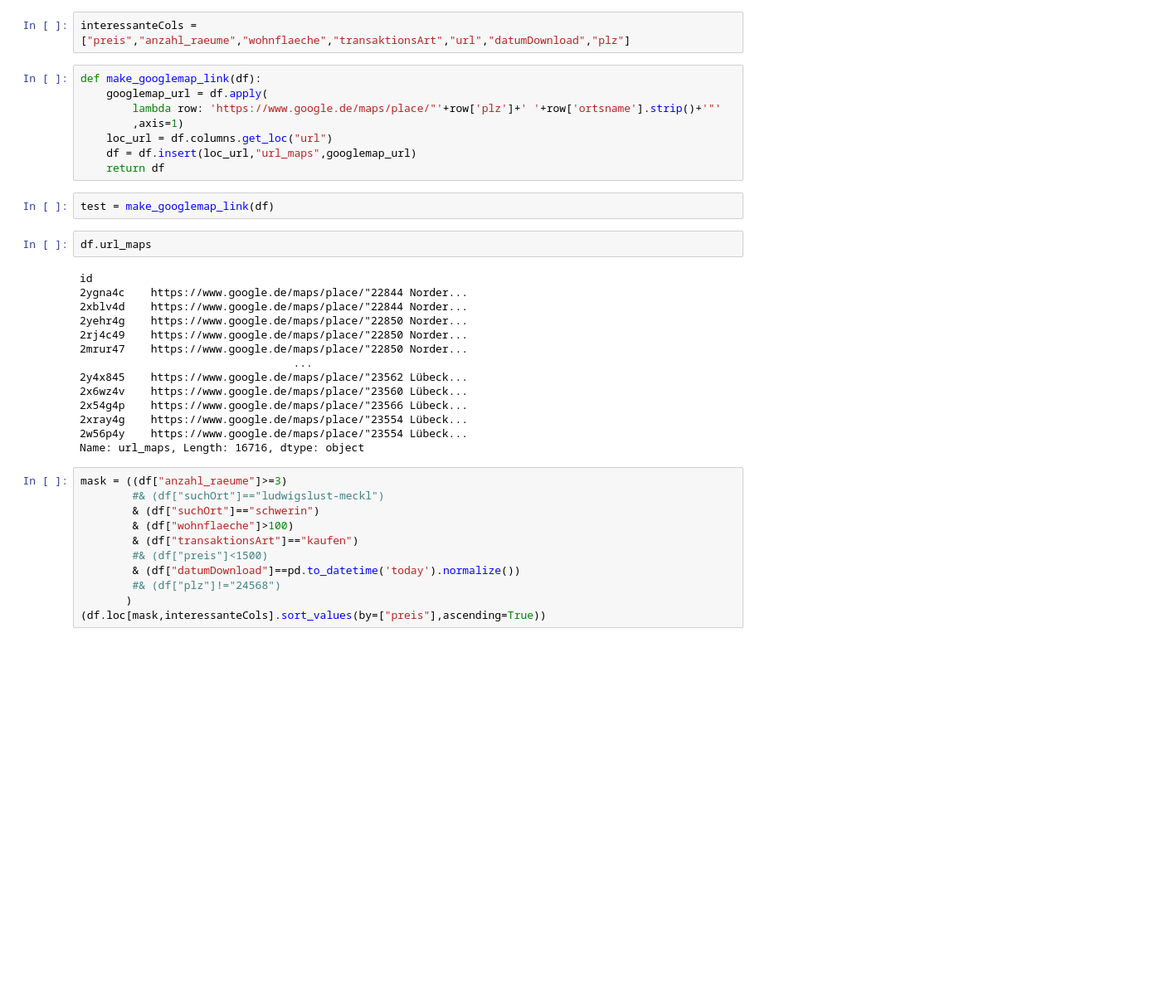
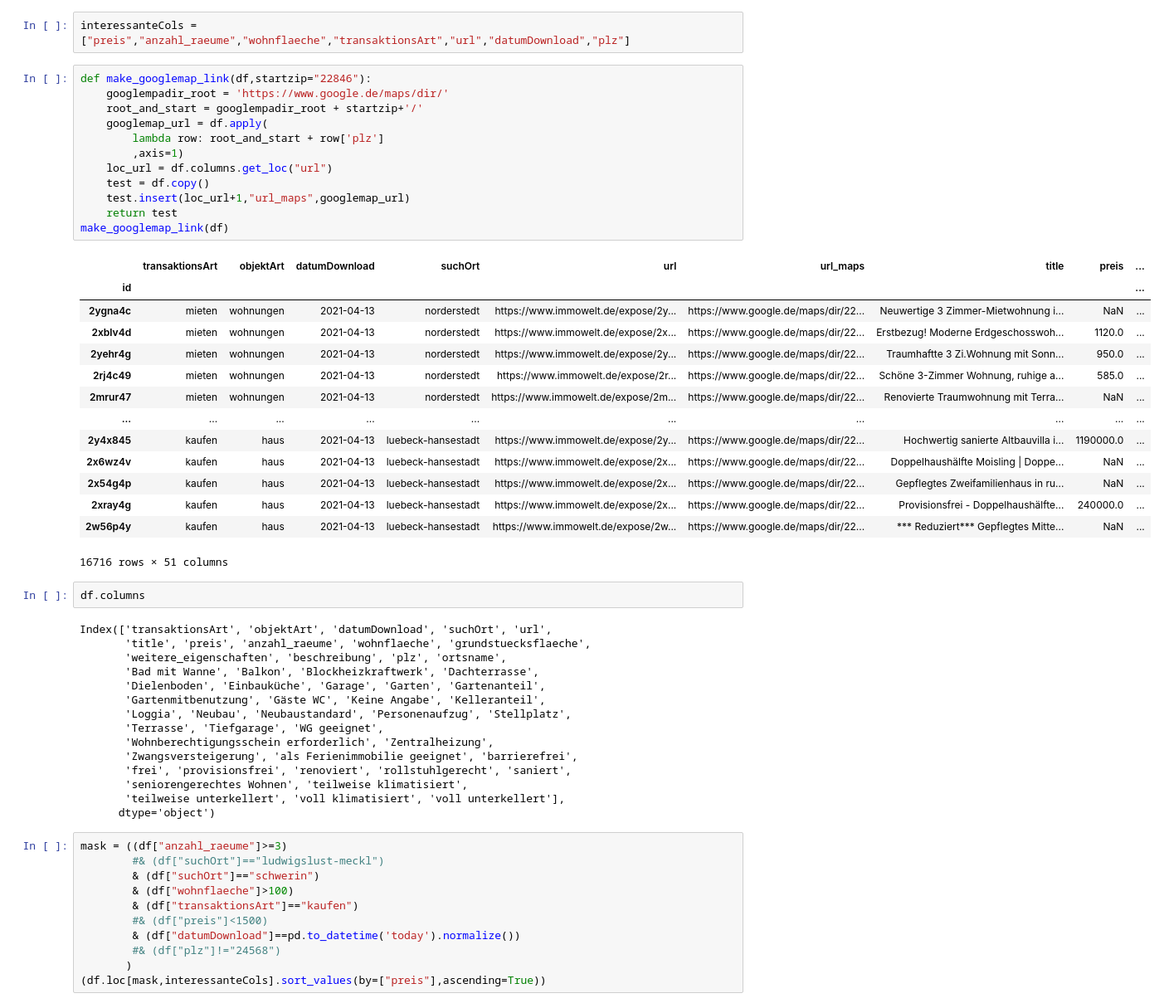
Before and after one commit to dullibri/immo_bee, a Jupyter notebook: showing_recent_exposes.ipynb, the cells around one changed output. Shown: that part at 83% size. Drawn from its saved outputs; the diff is of its cells as text; blank space fills up the shorter version.

Commit message:
open links and google maps route from home added in notebook

```diff
--- a/Cleaning data.ipynb
+++ b/showing_recent_exposes.ipynb
@@ -67,31 +58,49 @@ df[
 # %%
 interessanteCols = ["preis","anzahl_raeume","wohnflaeche","transaktionsArt","url","datumDownload","plz"]
 # %%
-def make_googlemap_link(df):
+def make_googlemap_link(df,startzip="22846"):
+    googlempadir_root = 'https://www.google.de/maps/dir/'
+    root_and_start = googlempadir_root + startzip+'/'
     googlemap_url = df.apply(
-        lambda row: 'https://www.google.de/maps/place/"'+row['plz']+' '+row['ortsname'].strip()+'"'
+        lambda row: root_and_start + row['plz']
         ,axis=1)
     loc_url = df.columns.get_loc("url")
-    df = df.insert(loc_url,"url_maps",googlemap_url)
-    return df
+    test = df.copy()
+    test.insert(loc_url+1,"url_maps",googlemap_url)
+    return test
+make_googlemap_link(df)
+# %% [output]
+|  | transaktionsArt | objektArt | datumDownload | suchOrt | url | url_maps | title | preis | ... |
+| id |  |  |  |  |  |  |  |  | ... |
+| 2ygna4c | mieten | wohnungen | 2021-04-13 | norderstedt | https://www.immowelt.de/expose/2y... | https://www.google.de/maps/dir/22... | Neuwertige 3 Zimmer-Mietwohnung i... | NaN | ... |
+| 2xblv4d | mieten | wohnungen | 2021-04-13 | norderstedt | https://www.immowelt.de/expose/2x... | https://www.google.de/maps/dir/22... | Erstbezug! Moderne Erdgeschosswoh... | 1120.0 | ... |
+| 2yehr4g | mieten | wohnungen | 2021-04-13 | norderstedt | https://www.immowelt.de/expose/2y... | https://www.google.de/maps/dir/22... | Traumhaftte 3 Zi.Wohnung mit Sonn... | 950.0 | ... |
+| 2rj4c49 | mieten | wohnungen | 2021-04-13 | norderstedt | https://www.immowelt.de/expose/2r... | https://www.google.de/maps/dir/22... | Schöne 3-Zimmer Wohnung, ruhige a... | 585.0 | ... |
+| 2mrur47 | mieten | wohnungen | 2021-04-13 | norderstedt | https://www.immowelt.de/expose/2m... | https://www.google.de/maps/dir/22... | Renovierte Traumwohnung mit Terra... | NaN | ... |
+| ... | ... | ... | ... | ... | ... | ... | ... | ... | ... |
+| 2y4x845 | kaufen | haus | 2021-04-13 | luebeck-hansestadt | https://www.immowelt.de/expose/2y... | https://www.google.de/maps/dir/22... | Hochwertig sanierte Altbauvilla i... | 1190000.0 | ... |
+| 2x6wz4v | kaufen | haus | 2021-04-13 | luebeck-hansestadt | https://www.immowelt.de/expose/2x... | https://www.google.de/maps/dir/22... | Doppelhaushälfte Moisling | Doppe... | NaN | ... |
+| 2x54g4p | kaufen | haus | 2021-04-13 | luebeck-hansestadt | https://www.immowelt.de/expose/2x... | https://www.google.de/maps/dir/22... | Gepflegtes Zweifamilienhaus in ru... | NaN | ... |
+| 2xray4g | kaufen | haus | 2021-04-13 | luebeck-hansestadt | https://www.immowelt.de/expose/2x... | https://www.google.de/maps/dir/22... | Provisionsfrei - Doppelhaushälfte... | 240000.0 | ... |
+| 2w56p4y | kaufen | haus | 2021-04-13 | luebeck-hansestadt | https://www.immowelt.de/expose/2w... | https://www.google.de/maps/dir/22... | *** Reduziert*** Gepflegtes Mitte... | NaN | ... |
+16716 rows × 51 columns
-# %%
-test = make_googlemap_link(df)
 # %%
-df.url_maps
+df.columns
 # %% [output]
-id
-2ygna4c    https://www.google.de/maps/place/"22844 Norder...
-2xblv4d    https://www.google.de/maps/place/"22844 Norder...
-2yehr4g    https://www.google.de/maps/place/"22850 Norder...
-2rj4c49    https://www.google.de/maps/place/"22850 Norder...
-2mrur47    https://www.google.de/maps/place/"22850 Norder...
-                                 ...
-2y4x845    https://www.google.de/maps/place/"23562 Lübeck...
-2x6wz4v    https://www.google.de/maps/place/"23560 Lübeck...
-2x54g4p    https://www.google.de/maps/place/"23566 Lübeck...
-2xray4g    https://www.google.de/maps/place/"23554 Lübeck...
-2w56p4y    https://www.google.de/maps/place/"23554 Lübeck...
-Name: url_maps, Length: 16716, dtype: object
+Index(['transaktionsArt', 'objektArt', 'datumDownload', 'suchOrt', 'url',
+       'title', 'preis', 'anzahl_raeume', 'wohnflaeche', 'grundstuecksflaeche',
+       'weitere_eigenschaften', 'beschreibung', 'plz', 'ortsname',
+       'Bad mit Wanne', 'Balkon', 'Blockheizkraftwerk', 'Dachterrasse',
+       'Dielenboden', 'Einbauküche', 'Garage', 'Garten', 'Gartenanteil',
+       'Gartenmitbenutzung', 'Gäste WC', 'Keine Angabe', 'Kelleranteil',
+       'Loggia', 'Neubau', 'Neubaustandard', 'Personenaufzug', 'Stellplatz',
+       'Terrasse', 'Tiefgarage', 'WG geeignet',
+       'Wohnberechtigungsschein erforderlich', 'Zentralheizung',
+       'Zwangsversteigerung', 'als Ferienimmobilie geeignet', 'barrierefrei',
+       'frei', 'provisionsfrei', 'renoviert', 'rollstuhlgerecht', 'saniert',
+       'seniorengerechtes Wohnen', 'teilweise klimatisiert',
+       'teilweise unterkellert', 'voll klimatisiert', 'voll unterkellert'],
+      dtype='object')
 # %%
 mask = ((df["anzahl_raeume"]>=3)
         #& (df["suchOrt"]=="ludwigslust-meckl")
```
Also changed, not shown: parts of 5 cells of this notebook, 2 other files.
